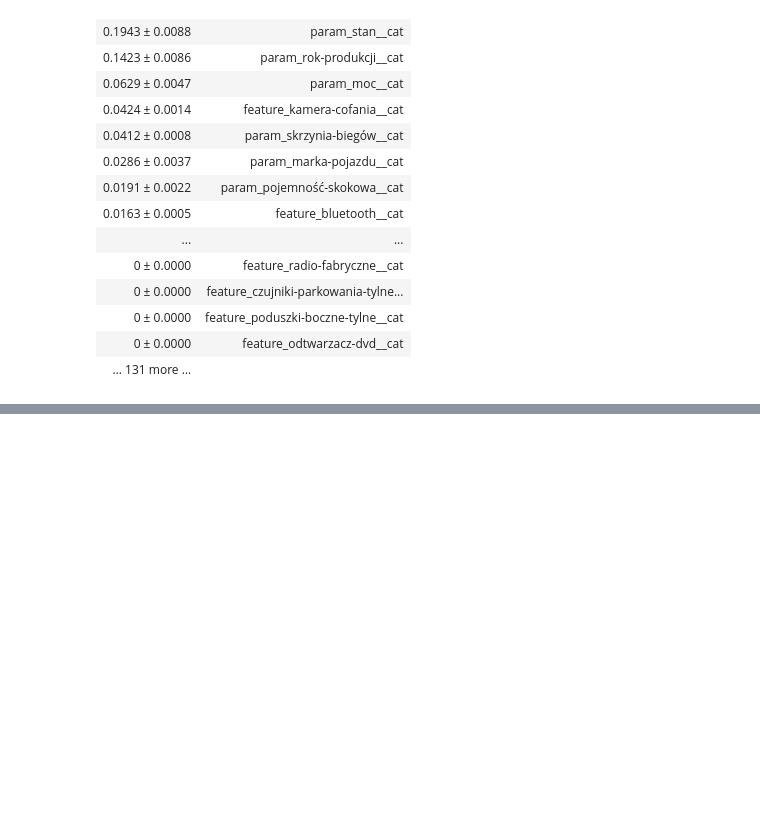
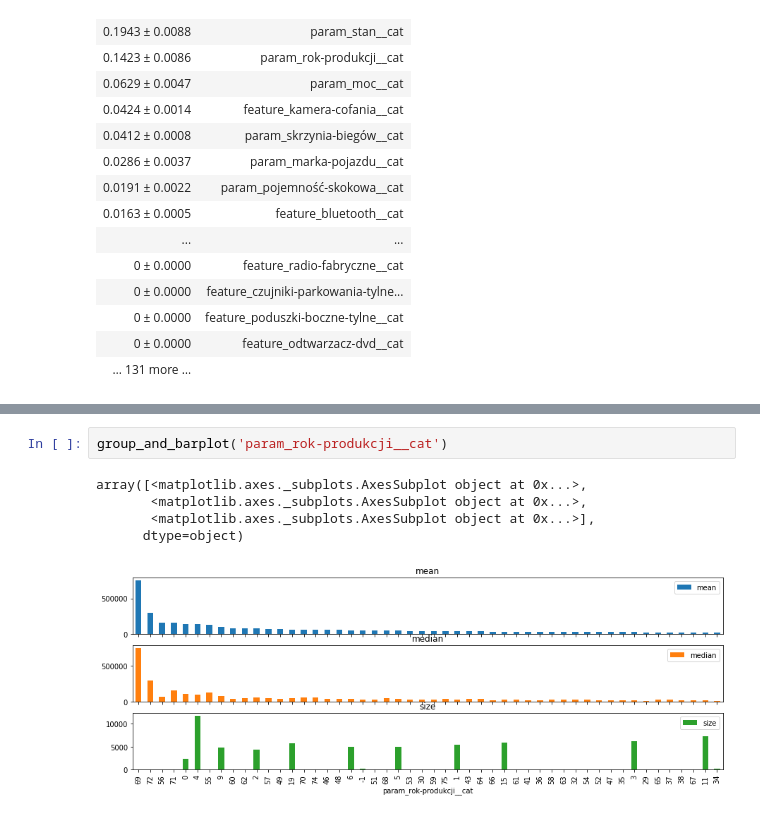
Before and after one commit to nataliawojak/dw_matrix_car, a Jupyter notebook: day3_simple_model.ipynb, the cells around one changed output, grey strips where cells are left out. Drawn from its saved outputs; the diff is of its cells as text; blank space fills up the shorter version.

```diff
--- a/day3_simple_model.ipynb
+++ b/day3_simple_model.ipynb
@@ -207,0 +244,8 @@ eli5.show_weights(imp,feature_names=cat_feats)
+# %%
+group_and_barplot('param_rok-produkcji__cat')
+# %% [output]
+array([<matplotlib.axes._subplots.AxesSubplot object at 0x...>,
+       <matplotlib.axes._subplots.AxesSubplot object at 0x...>,
+       <matplotlib.axes._subplots.AxesSubplot object at 0x...>],
+      dtype=object)
+[figure, added]
```
Also changed, not shown: parts of 4 cells of this notebook.
